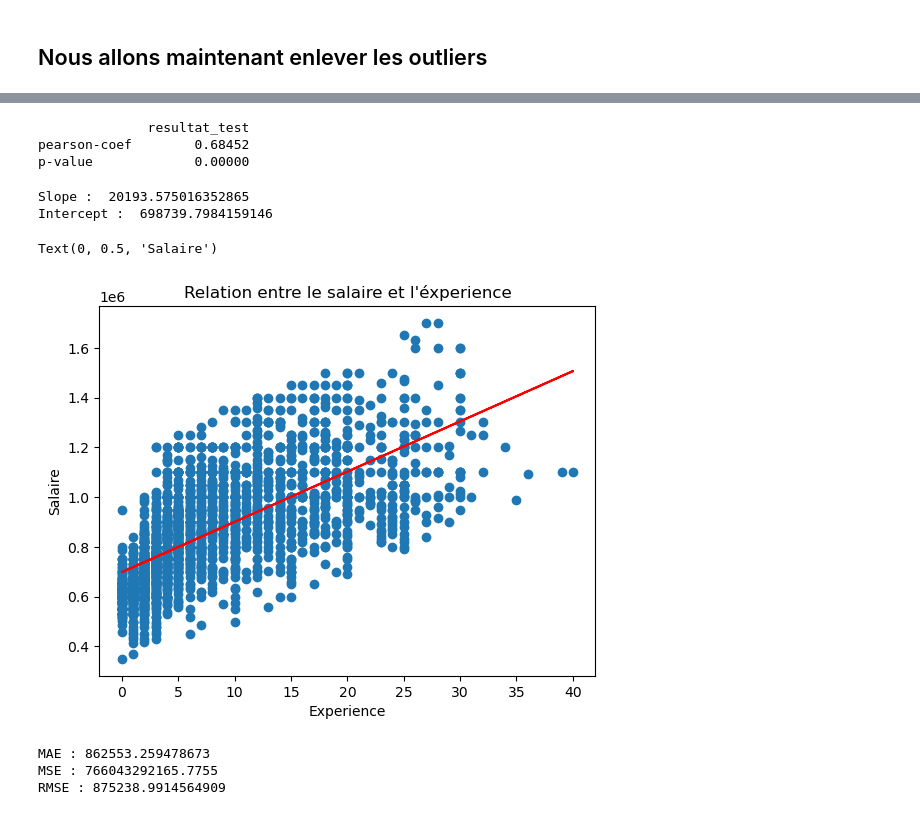
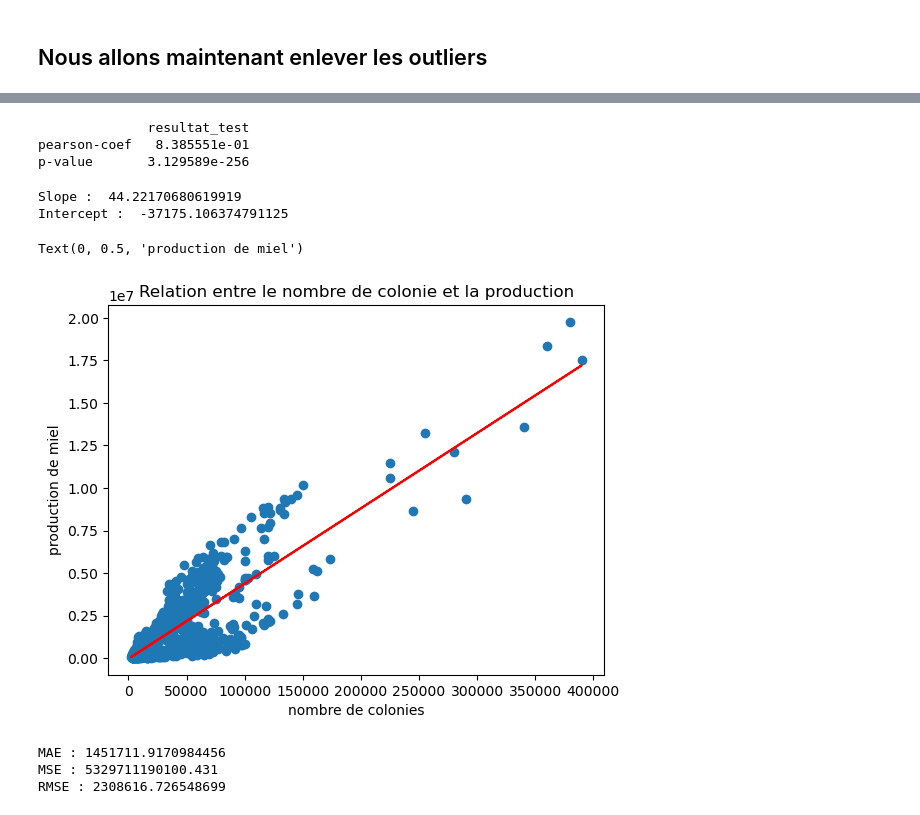
Before and after one commit to thocle03/Machine-Learning, a Jupyter notebook: projet2/TD22.ipynb, the cells around one changed output, grey strips where cells are left out. Drawn from its saved outputs; the diff is of its cells as text; code cells hidden in the pictures.

```diff
--- a/projet2/TD22.ipynb
+++ b/projet2/TD22.ipynb
@@ -81,24 +83,24 @@ p-value       2.521170e-207
 # %%
 from scipy.stats import linregress
 slope, intercept, r_valuen, p_value, std_err = linregress(
-    df['erfaring'], df['lønn']
+    df['colonies_number'], df['production']
 )
 print("Slope : ", slope, "\nIntercept : ", intercept)
 
-plt.scatter(df['erfaring'], df['lønn'])
+plt.scatter(df['colonies_number'], df['production'])
 
 def Prediction(x):
     return slope * x + intercept
 
-fitline = Prediction(df['erfaring'])
+fitline = Prediction(df['colonies_number'])
 
 plt.plot(
-    df['erfaring'],
+    df['colonies_number'],
     fitline,
     color="red",
     label="Modèle de régression",
 )
-plt.title("Relation entre le salaire et l'éxperience")
-plt.xlabel("salaire")
-plt.ylabel("expérience")
+plt.title("Relation entre le nombre de colonie et la production")
+plt.xlabel("nombre de colonies")
+plt.ylabel("production de miel")
 # %% [output]
@@ -110,14 +112,14 @@ Text(0, 0.5, 'expérience')
 ## Nous allons maintenant enlever les outliers
 # %%
 dfWithoutError = pd.DataFrame(df)
-dfWithoutError["lønn Pred"] = Prediction(dfWithoutError['erfaring'])
+dfWithoutError["production Pred"] = Prediction(dfWithoutError['colonies_number'])
 
-dfWithoutError['EcartAB'] = abs(dfWithoutError['lønn'] - dfWithoutError["lønn Pred"])
+dfWithoutError['EcartAB'] = abs(dfWithoutError['production'] - dfWithoutError["production Pred"])
 
 dfWithoutError = dfWithoutError.sort_values(by='EcartAB', ascending=True)
 dfWithoutError = dfWithoutError.drop(dfWithoutError["EcartAB"].tail(150).index)
 print(dfWithoutError)
-plt.scatter(dfWithoutError['erfaring'], dfWithoutError['lønn'])
-plt.xlabel("salaires")
-plt.ylabel("Experience")
+plt.scatter(dfWithoutError['colonies_number'], dfWithoutError['production'])
+plt.xlabel("nombre de colonies")
+plt.ylabel("production de miel")
 # %% [output]
@@ -156,7 +168,7 @@ median     3.000000     6.000000  8.500000e+05
 print(
     pd.DataFrame(
         pearsonr(
-            dfWithoutError['erfaring'], dfWithoutError['lønn']
+            dfWithoutError['colonies_number'], dfWithoutError['production']
         ),
         index=["pearson-coef", "p-value"],
         columns=["resultat_test"],
@@ -164,48 +176,48 @@ print(
 )
 # %% [output]
               resultat_test
-pearson-coef        0.68452
-p-value             0.00000
+pearson-coef   8.385551e-01
+p-value       3.129589e-256
 # %%
 from scipy.stats import linregress
 slope, intercept, r_valuen, p_value, std_err = linregress(
-    dfWithoutError['erfaring'], dfWithoutError['lønn']
+    dfWithoutError['colonies_number'], dfWithoutError['production']
 )
 print("Slope : ", slope, "\nIntercept : ", intercept)
 
-plt.scatter(dfWithoutError['erfaring'], dfWithoutError['lønn'])
+plt.scatter(dfWithoutError['colonies_number'], dfWithoutError['production'])
 
 def Prediction(x):
     return slope * x + intercept
 
-fitline = Prediction(dfWithoutError['erfaring'])
+fitline = Prediction(dfWithoutError['colonies_number'])
 
 plt.plot(
-    dfWithoutError['erfaring'],
+    dfWithoutError['colonies_number'],
     fitline,
     color="red",
     label="Modèle de régression",
 )
-plt.title("Relation entre le salaire et l'éxperience")
-plt.xlabel("Experience")
-plt.ylabel("Salaire")
+plt.title("Relation entre le nombre de colonie et la production")
+plt.xlabel("nombre de colonies")
+plt.ylabel("production de miel")
 # %% [output]
-Slope :  20193.575016352865
-Intercept :  698739.7984159146
+Slope :  44.22170680619919
+Intercept :  -37175.106374791125
-Text(0, 0.5, 'Salaire')
+Text(0, 0.5, 'production de miel')
-[figure, old version]
+[figure, new version]
 # %%
 from sklearn.metrics import mean_absolute_error, mean_squared_error
-mae = mean_absolute_error(dfWithoutError['erfaring'], fitline)
-mse = mean_squared_error(dfWithoutError['erfaring'], fitline)
+mae = mean_absolute_error(dfWithoutError['colonies_number'], fitline)
+mse = mean_squared_error(dfWithoutError['colonies_number'], fitline)
 rmse = np.sqrt(mse)
 print(f"MAE : {mae}")
 print(f"MSE : {mse}")
 print(f"RMSE : {rmse}")
 # %% [output]
-MAE : 862553.259478673
-MSE : 766043292165.7755
-RMSE : 875238.9914564909
+MAE : 1451711.9170984456
+MSE : 5329711190100.431
+RMSE : 2308616.726548699
 # %%
 plt.figure(figsize=(10, 8))
 sns.heatmap(dfWithoutError.corr(), annot=True, cmap="coolwarm")
```
Also changed, not shown: parts of 14 cells of this notebook.
